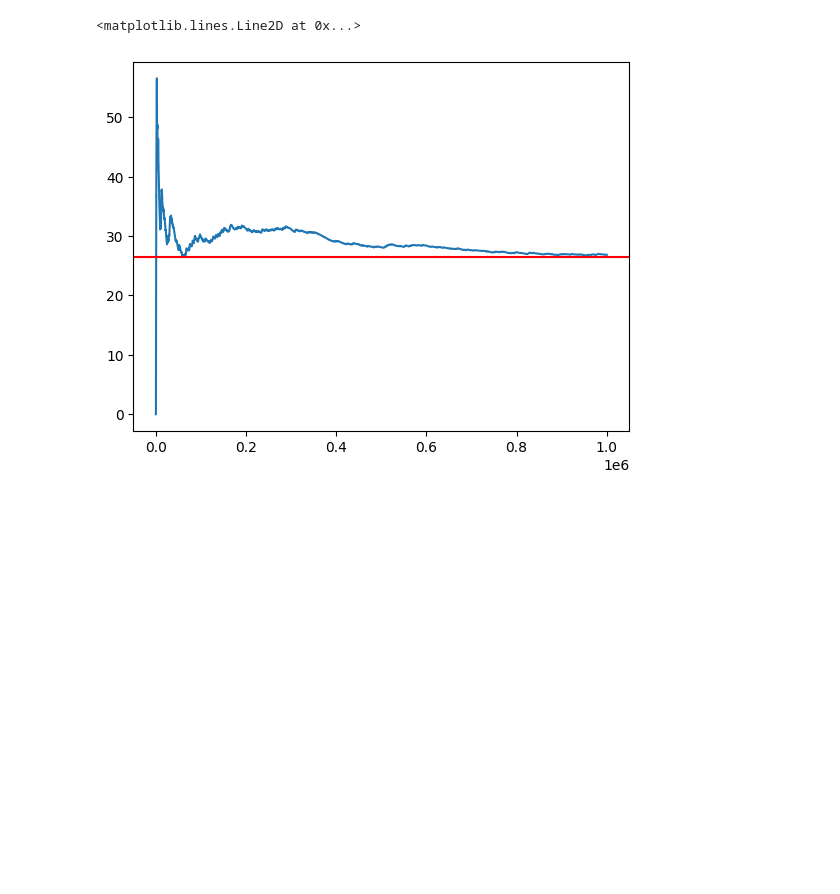
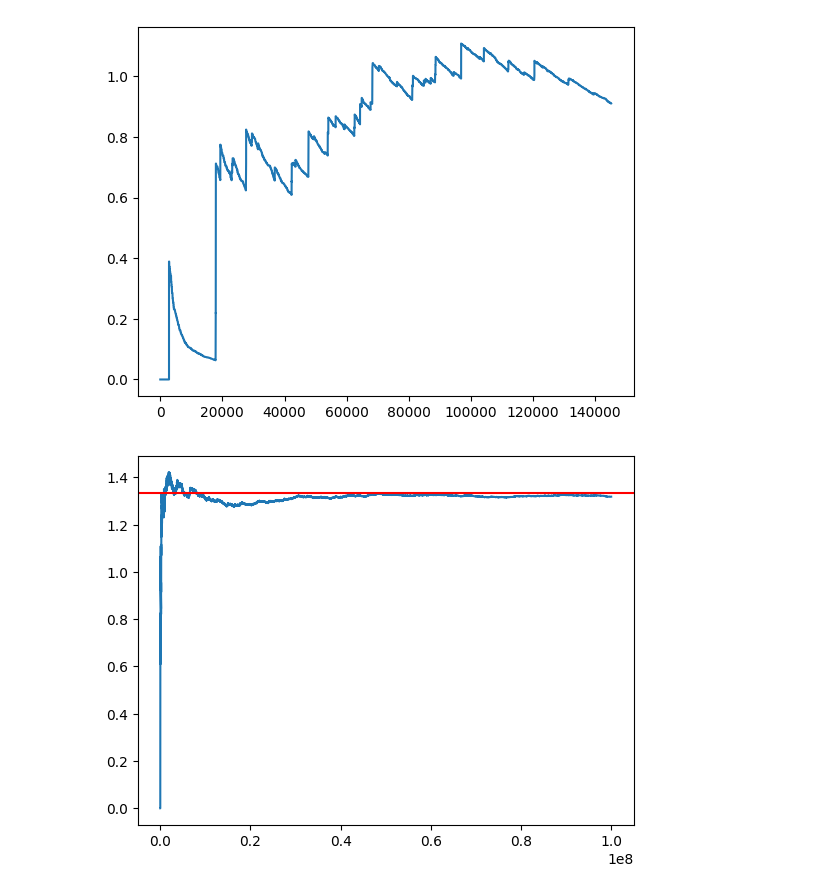
Before and after one commit to Velnbur/mgnk-queue-modeling, a Jupyter notebook: notebooks/visualize.ipynb, the cells around one changed output. Saved outputs shown, nothing was run; the diff lists cells and outputs as text; code cells hidden in the pictures; blank space fills up the shorter version.

```diff
--- a/notebooks/visualize.ipynb
+++ b/notebooks/visualize.ipynb
@@ -27,7 +84,11 @@ plt.savefig('10_000_seconds-requests_in_system.png')
+# %%
+plt.plot(seconds[:5000], waiting_mean[:5000])
+plt.savefig('10_000_seconds-waiting_mean.png')
+# %% [output]
+[figure, added]
 # %%
 plt.plot(seconds, waiting_mean)
-plt.axhline(y=26.44710565236945, color='r', linestyle='-')
-# plt.savefig('10_000_seconds-waiting_mean.png')
+plt.axhline(y=w_q, color='r', linestyle='-')
+plt.savefig('1_000_000_seconds-waiting_mean.png')
 # %% [output]
-<matplotlib.lines.Line2D at 0x...>
-[figure, old version]
+[figure, new version]
```
Also changed, not shown: parts of 7 cells of this notebook, 13 other files.
